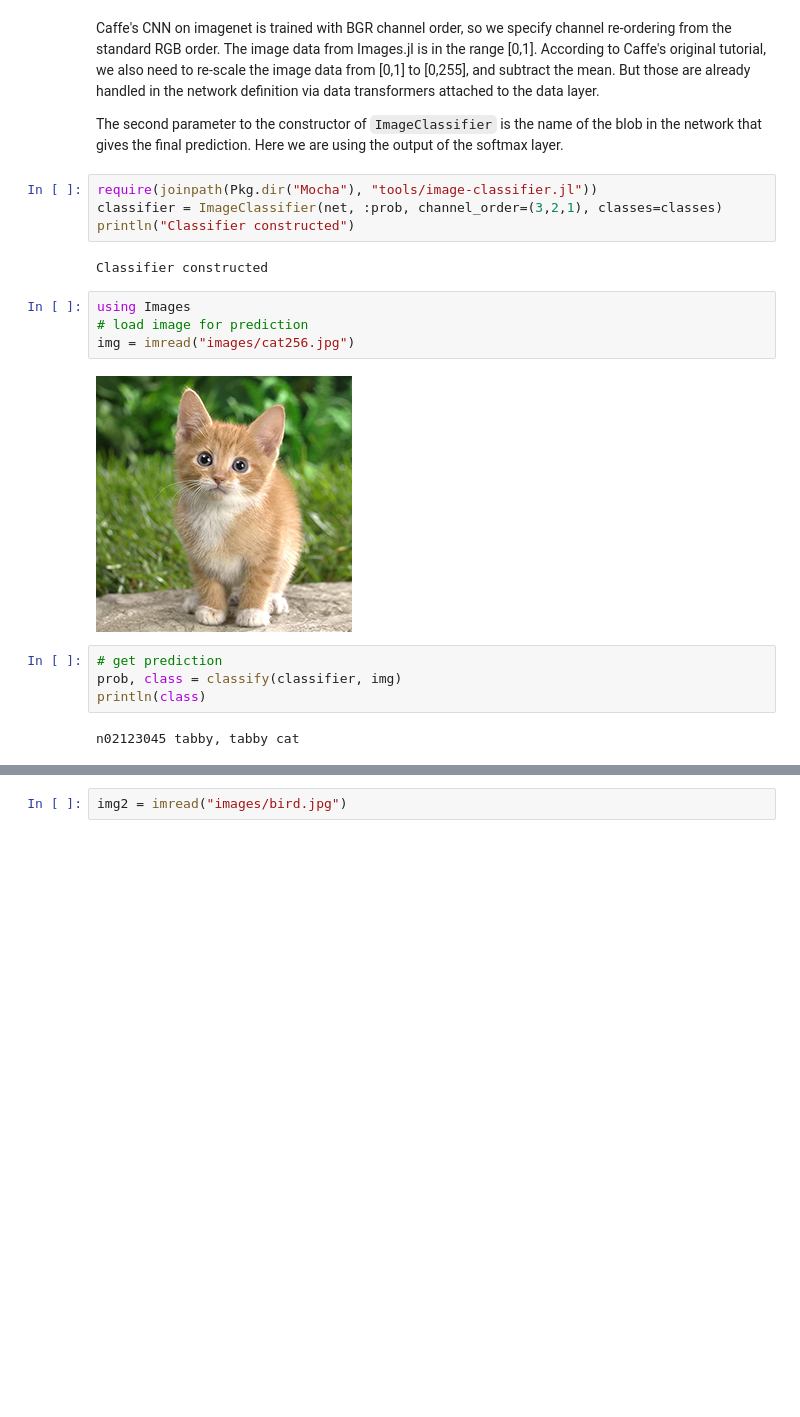
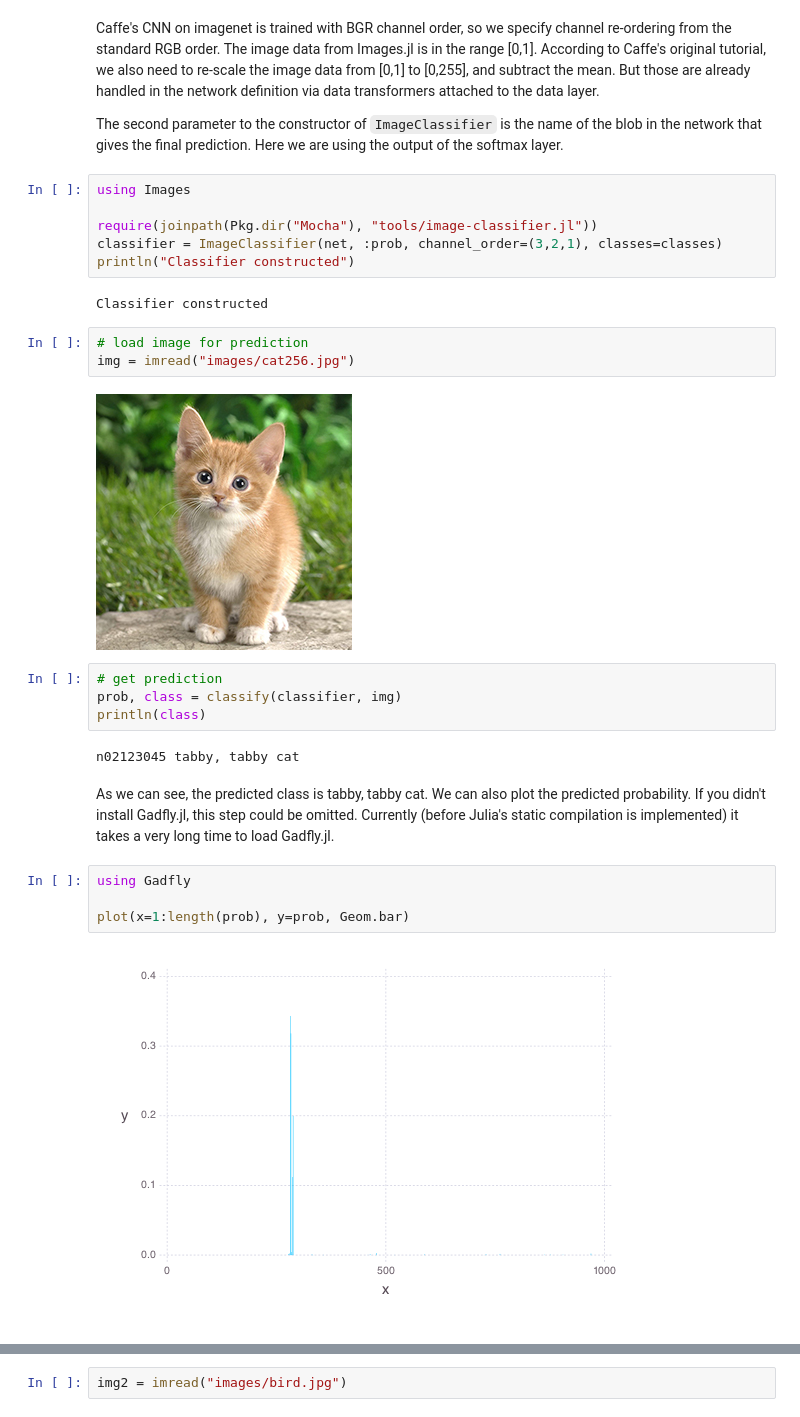
Before and after one commit to pluskid/Mocha.jl, a Jupyter notebook: examples/ijulia/ilsvrc12/imagenet-classifier.ipynb, the cells around one changed output, grey strips where cells are left out. Cells and saved outputs as stored; diff of their text form; blank space fills up the shorter version.

Commit message:
add gadfly to imagenet demo.

```diff
--- a/examples/ijulia/ilsvrc12/imagenet-classifier.ipynb
+++ b/examples/ijulia/ilsvrc12/imagenet-classifier.ipynb
@@ -135,13 +136,14 @@ Caffe's CNN on imagenet is trained with BGR channel order, so we specify channel
 
 The second parameter to the constructor of `ImageClassifier` is the name of the blob in the network that gives the final prediction. Here we are using the output of the softmax layer.
 # %%
+using Images
+
 require(joinpath(Pkg.dir("Mocha"), "tools/image-classifier.jl"))
 classifier = ImageClassifier(net, :prob, channel_order=(3,2,1), classes=classes)
 println("Classifier constructed")
 # %% [output]
 Classifier constructed
 # %%
-using Images
 # load image for prediction
 img = imread("images/cat256.jpg")
 # %% [output]
@@ -152,3 +154,11 @@ prob, class = classify(classifier, img)
 println(class)
 # %% [output]
 n02123045 tabby, tabby cat
+# %% [markdown]
+As we can see, the predicted class is tabby, tabby cat. We can also plot the predicted probability. If you didn't install Gadfly.jl, this step could be omitted. Currently (before Julia's static compilation is implemented) it takes a very long time to load Gadfly.jl.
+# %%
+using Gadfly
+
+plot(x=1:length(prob), y=prob, Geom.bar)
+# %% [output]
+[figure, added]
```
Also changed, not shown: parts of 4 cells of this notebook.
